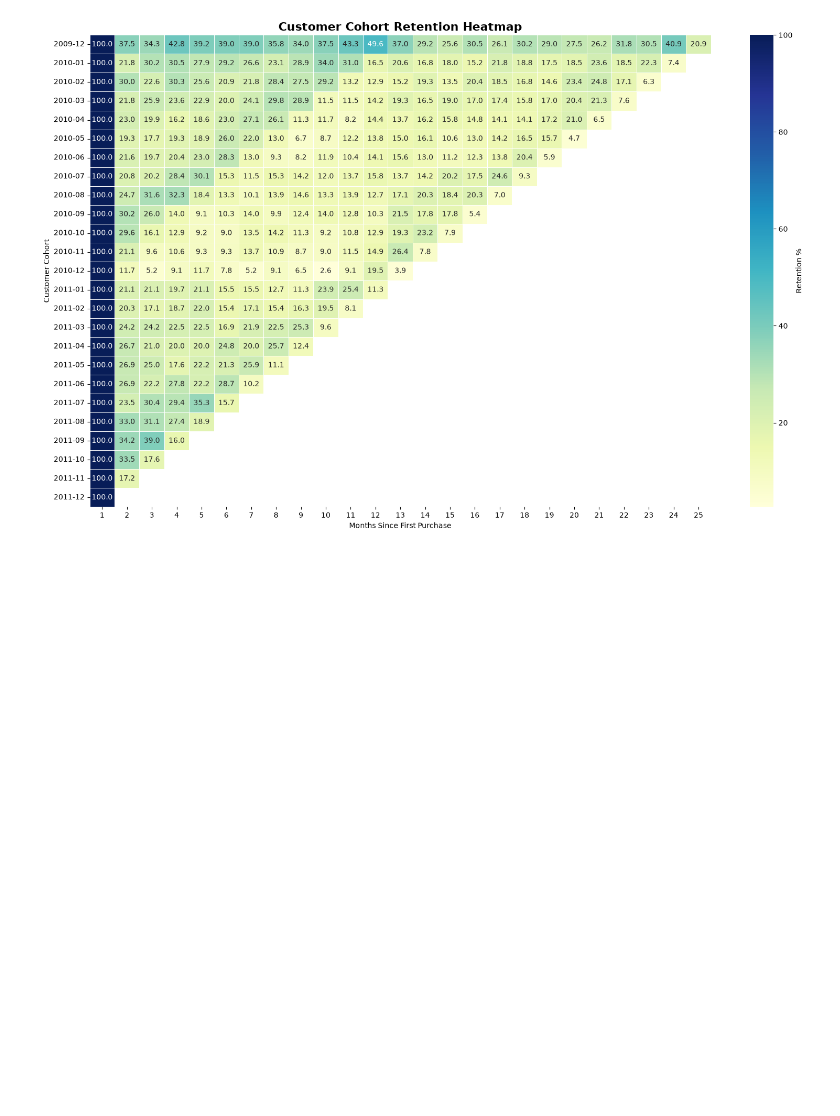
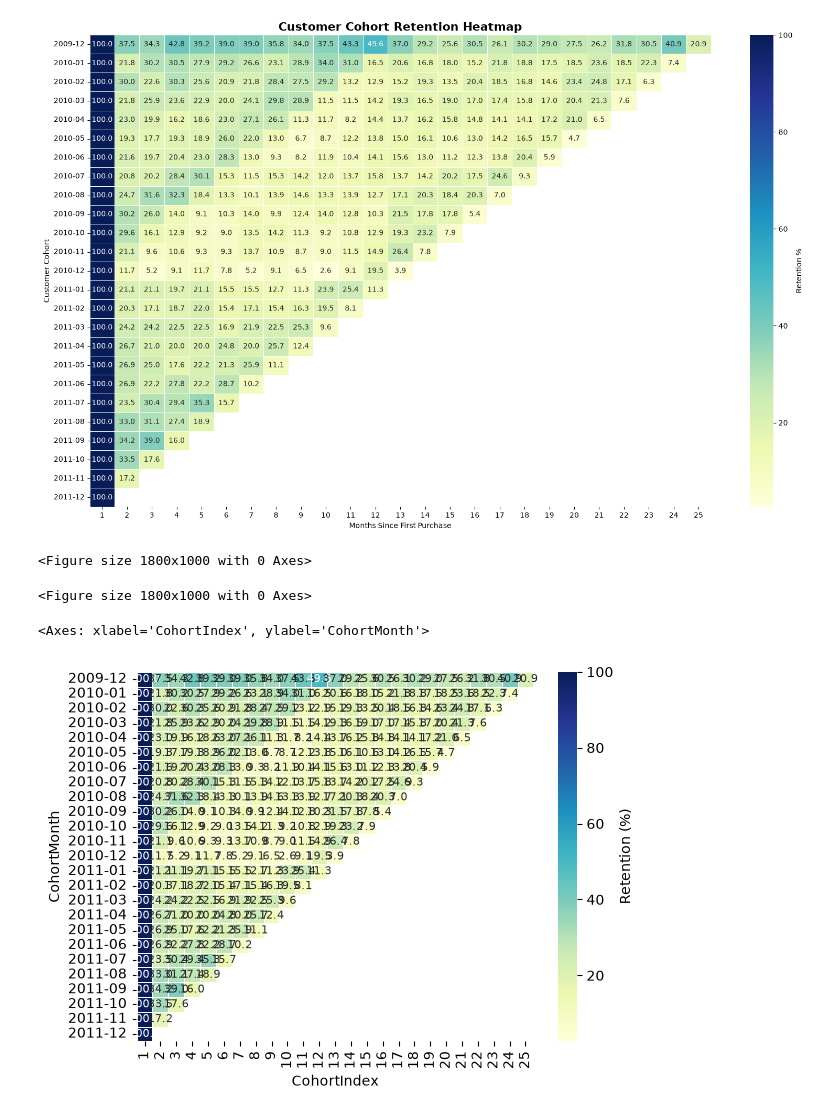
Before and after one commit to Tamoze/SaaS-ECommerce-Cohort-Retention-CLTV-Analysis, a Jupyter notebook: notebooks/02_cohort_analysis.ipynb, the cells around one changed output. Cells and saved outputs as stored; diff of their text form; code cells hidden in the pictures; blank space fills up the shorter version.

Commit message:
Complete customer cohort retention analysis and heatmap visualization

```diff
--- a/notebooks/02_cohort_analysis.ipynb
+++ b/notebooks/02_cohort_analysis.ipynb
@@ -623,3 +623,21 @@ plt.savefig(
 plt.show()
 # %% [output]
 [figure]
+# %%
+plt.figure(figsize=(18, 10))
+# %% [output]
+<Figure size 1800x1000 with 0 Axes>
+<Figure size 1800x1000 with 0 Axes>
+# %%
+sns.heatmap(
+    retention_percentage,
+    annot=True,
+    fmt=".1f",
+    annot_kws={"size": 8},
+    cmap="YlGnBu",
+    linewidths=0.5,
+    cbar_kws={"label": "Retention (%)"}
+)
+# %% [output]
+<Axes: xlabel='CohortIndex', ylabel='CohortMonth'>
+[figure, added]
```
Also changed, not shown: parts of 4 cells of this notebook.
